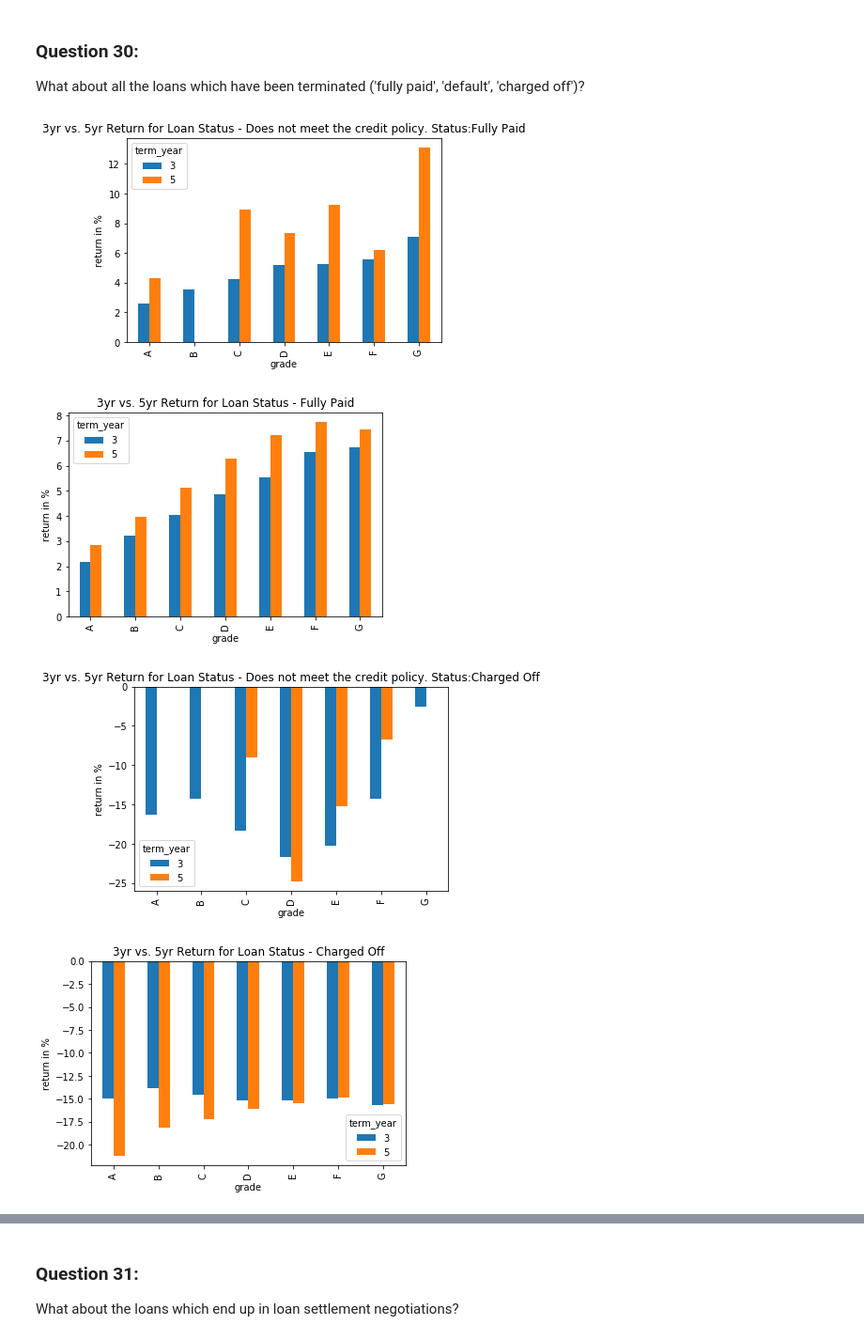
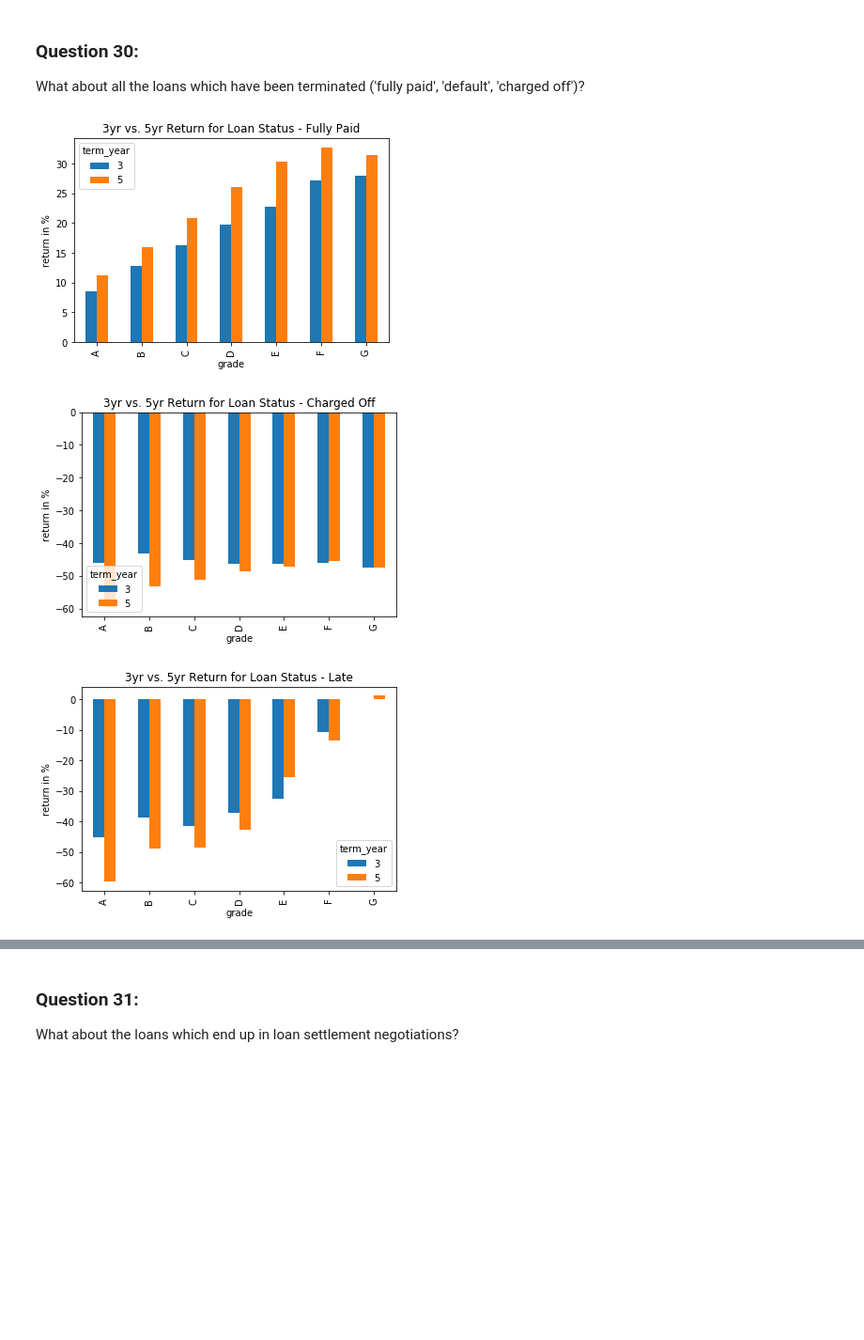
Before and after one commit to jah377/XGB_LoanRiskClassification, a Jupyter notebook: vincent_ji/aiko_EDA_questions_VJ.ipynb, the cells around one changed output, grey strips where cells are left out. Shown at 94% size. Drawn from its saved outputs; the diff is of its cells as text; code cells hidden in the pictures; blank space fills up the shorter version.

```diff
--- a/vincent_ji/aiko_EDA_questions_VJ.ipynb
+++ b/vincent_ji/aiko_EDA_questions_VJ.ipynb
@@ -156,0 +153,22 @@ df['loan_status'] = df['loan_status'].str.replace('(', '').str.replace(')', '')
+# %%
+# Clean up and add columns
+
+df_cleaned = df.copy()
+df_cleaned['term_year'] = np.where(df_cleaned['term']==' 36 months', 3,5)
+avg_term = sum(df_cleaned['term_year']*df_cleaned['funded_amnt'])/sum(df_cleaned['funded_amnt'])
+df_cleaned['loan_status'] = df_cleaned['loan_status'].str.replace('(', '').str.replace(')', '')
+
+# Create consolidated loan_status mapping
+loan_status = df['loan_status'].unique()
+loan_status_final = ['Fully Paid','Fully Paid','Charged Off','Charged Off','Late', 'Current', 'Late', 'Late']
+loan_status_map = pd.DataFrame(list(zip(loan_status, loan_status_final)), columns=['loan_status','loan_status_final'])
+
+# Merge in final loan_status mapping
+df_cleaned = pd.merge(df_cleaned, loan_status_map, on = 'loan_status', how='inner')
+
+# Re-formate issue and last payment dates to find prepayment flag
+df_cleaned['issue_date'] = pd.to_datetime(df_cleaned['issue_d'])
+df_cleaned['last_pymnt_date'] = pd.to_datetime(df_cleaned['last_pymnt_d'])
+df_cleaned['exp_last_pymnt_d'] = df_cleaned['issue_d'].str[0:3]+'-'+(df_cleaned['issue_d'].str[-4:].astype('int') + df_cleaned['term_year']).astype('str')
+df_cleaned['exp_last_pymnt_date'] = pd.to_datetime(df_cleaned['exp_last_pymnt_d'])
+df_cleaned['prepayment_flag'] = np.where((df_cleaned.loan_status_final == 'Fully Paid')&(df_cleaned.last_pymnt_date < df_cleaned.exp_last_pymnt_date), 1, 0)
@@ -224,17 +258,20 @@ default_plot.set(title = 'Avg Annualized Return by Grade', xlabel = 'Grade', yla
 
 What about all the loans which have been terminated ('fully paid', 'default', 'charged off')?
 # %%
-# 3 and 5 year return for each loan status
-for status in df['loan_status'].unique():
-    df_status = df[df['loan_status'].str.contains(status)]
-    df_term_comp = df_status.groupby(['grade','term_year'])[['funded_amnt','total_pymnt']].sum().reset_index()
-    df_term_comp['return_perc'] =  return_cal(df_term_comp)
-    df_term_comp_graph = pd.pivot_table(df_term_comp, index = 'grade',values = 'return_perc', columns = 'term_year').fillna(0)
-    df_term_comp_graph.plot(kind="bar")
-    plt.title('3yr vs. 5yr Return for Loan Status - ' + status)
-    plt.ylabel('return in %')
+# Total return comparison between 3 and 5 year for each loan status
+for status in df_cleaned['loan_status_final'].unique():
+    df_status = df_cleaned[df_cleaned['loan_status_final'].str.contains(status)]
+    df_term_comp = df_status.loc[df_status.loan_status_final!='Current'].groupby(['grade','term_year'])[['funded_amnt','total_pymnt']].sum().reset_index()
+    df_term_comp['return_perc'] = 100*(df_term_comp['total_pymnt']/df_term_comp['funded_amnt']-1)
+    #df_term_comp['return_perc'] =  return_cal(df_term_comp)
+    try:
+        df_term_comp_graph = pd.pivot_table(df_term_comp, index = 'grade',values = 'return_perc', columns = 'term_year').fillna(0)
+        df_term_comp_graph.plot(kind="bar")
+        plt.title('3yr vs. 5yr Return for Loan Status - ' + status)
+        plt.ylabel('return in %')
+    except:
+        continue
 # %% [output]
-[figure, old version]
+[figure, new version]
-[figure, old version]
+[figure, new version]
-[figure, old version]
+[figure, new version]
-[figure, removed]
```
Also changed, not shown: parts of 22 cells of this notebook.
